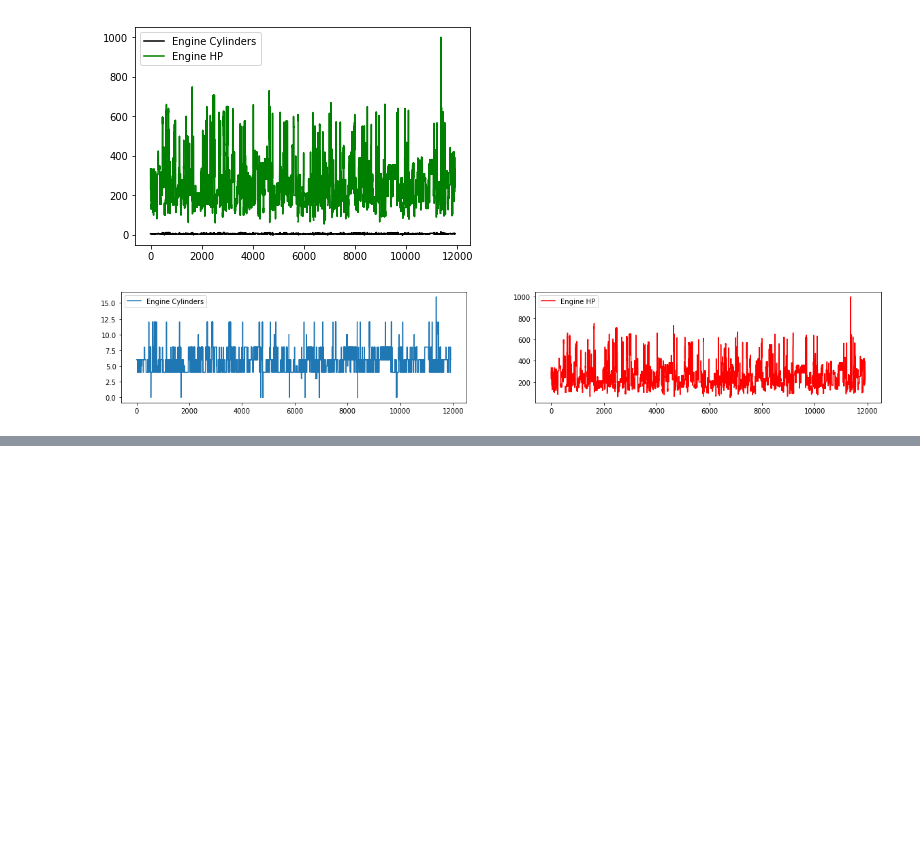
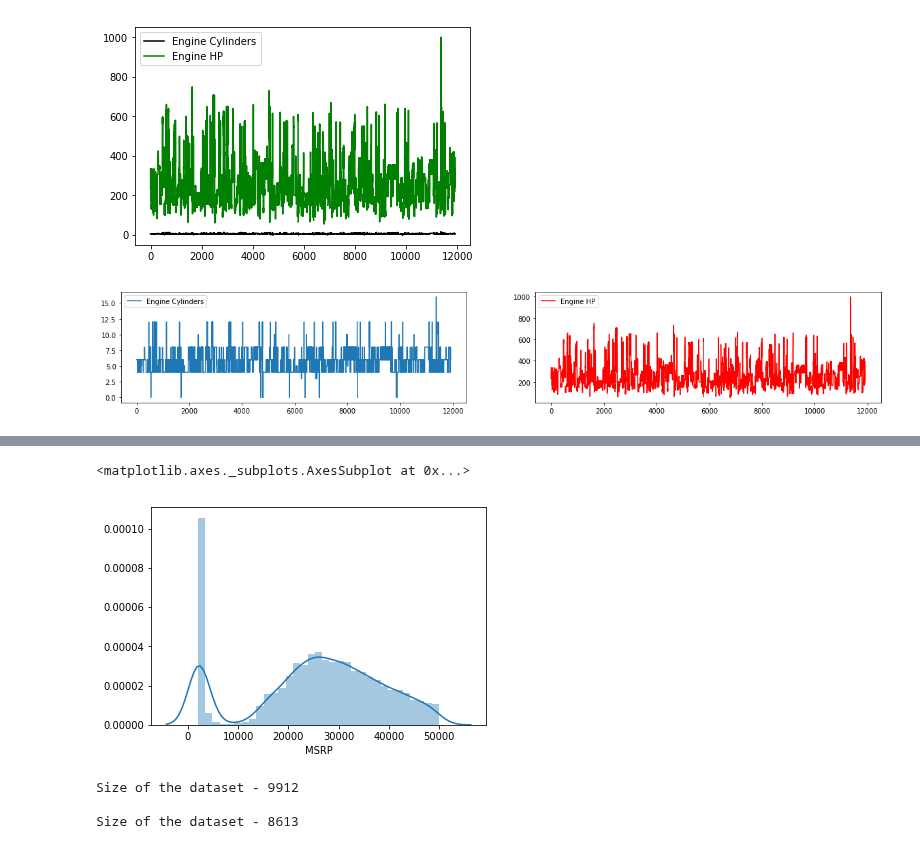
Before and after one commit to SANYAM1996/scatter-plotter, a Jupyter notebook: CAR_PROJ1.ipynb, the cells around one changed output, grey strips where cells are left out. Cells and saved outputs as stored; diff of their text form; code cells hidden in the pictures; blank space fills up the shorter version.

```diff
--- a/CAR_PROJ1.ipynb
+++ b/CAR_PROJ1.ipynb
@@ -160,0 +198,10 @@ plt.show()
+# %%
+# are there any cars with 0 value?
+# i replace int by string
+print ("How low priced priced cars are there?  " + str(len(df[df.MSRP < 20000 ])))
+print ("\nHow many highly price-listed cars are there?  " + str(len(df[df.MSRP > 30000 ])))
+
+print ("\nWell, that's not good. Let's get rid of them.")
+df = df[df.MSRP > 100]
+df = df[df.MSRP < 50000]
+print( "\nSize of the dataset - " + str(len(df)))
@@ -160,0 +216,14 @@ plt.show()
+# %%
+sns.distplot(df.MSRP)
+# %% [output]
+<matplotlib.axes._subplots.AxesSubplot at 0x...>
+[figure, added]
+# %%
+print( "\nSize of the dataset - " + str(len(df)))
+# I only want to consier for 1980 to 2017
+df = df[(df.Year >= 1990) & (df.Year < 2017)]
+print( "\nSize of the dataset - " + str(len(df)))
+# %% [output]
+Size of the dataset - 9912
+
+Size of the dataset - 8613
```
Also changed, not shown: parts of 10 cells of this notebook.
